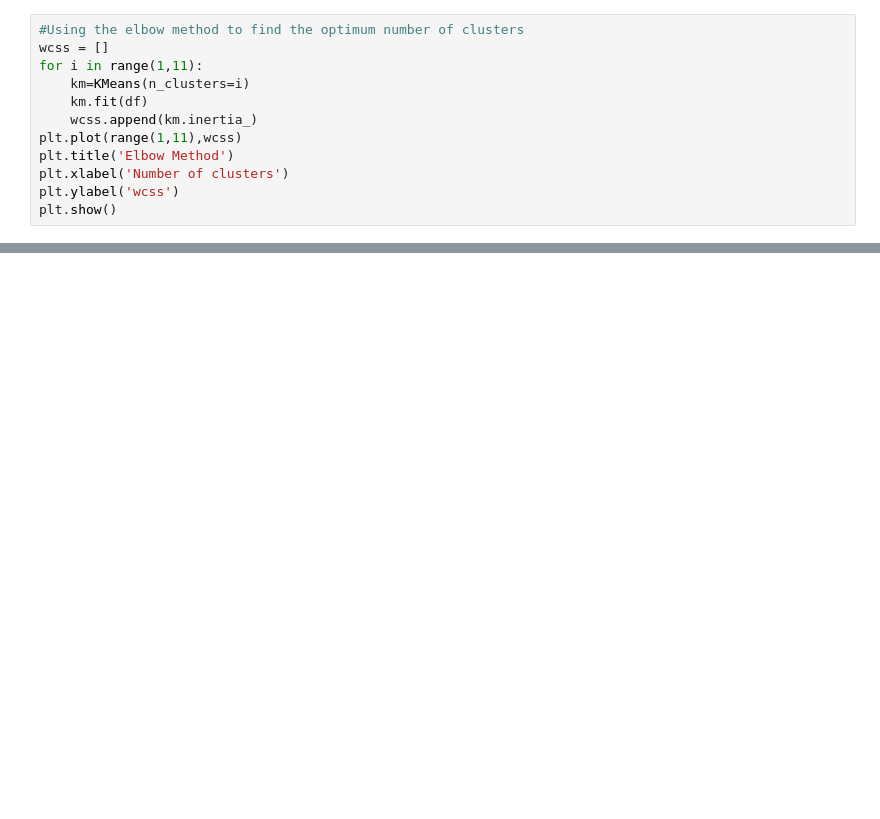
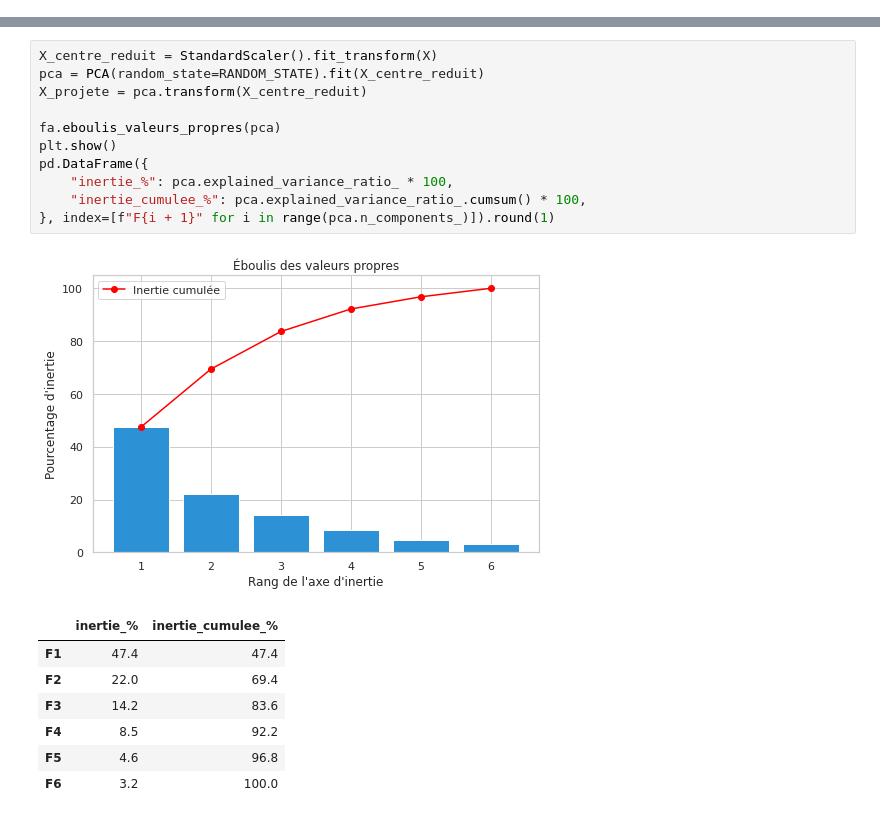
Before and after one commit to fofrbro/Detection-de-Faux-Billets, a Jupyter notebook: analyse_faux_billets.ipynb, the cells around one changed output, grey strips where cells are left out. Saved outputs shown, nothing was run; the diff lists cells and outputs as text; blank space fills up the shorter version.

```diff
--- a/analyse_faux_billets.ipynb
+++ b/analyse_faux_billets.ipynb
@@ -450,12 +0,0 @@ plt.show();
-# %%
-#Using the elbow method to find the optimum number of clusters
-wcss = []
-for i in range(1,11):
-    km=KMeans(n_clusters=i)
-    km.fit(df)
-    wcss.append(km.inertia_)
-plt.plot(range(1,11),wcss)
-plt.title('Elbow Method')
-plt.xlabel('Number of clusters')
-plt.ylabel('wcss')
-plt.show()
@@ -740,0 +202,20 @@ predict
+# %%
+X_centre_reduit = StandardScaler().fit_transform(X)
+pca = PCA(random_state=RANDOM_STATE).fit(X_centre_reduit)
+X_projete = pca.transform(X_centre_reduit)
+
+fa.eboulis_valeurs_propres(pca)
+plt.show()
+pd.DataFrame({
+    "inertie_%": pca.explained_variance_ratio_ * 100,
+    "inertie_cumulee_%": pca.explained_variance_ratio_.cumsum() * 100,
+}, index=[f"F{i + 1}" for i in range(pca.n_components_)]).round(1)
+# %% [output]
+[figure, added]
+|  | inertie_% | inertie_cumulee_% |
+| F1 | 47.4 | 47.4 |
+| F2 | 22.0 | 69.4 |
+| F3 | 14.2 | 83.6 |
+| F4 | 8.5 | 92.2 |
+| F5 | 4.6 | 96.8 |
+| F6 | 3.2 | 100.0 |
```
Also changed, not shown: parts of 149 cells of this notebook, 16 other files.
